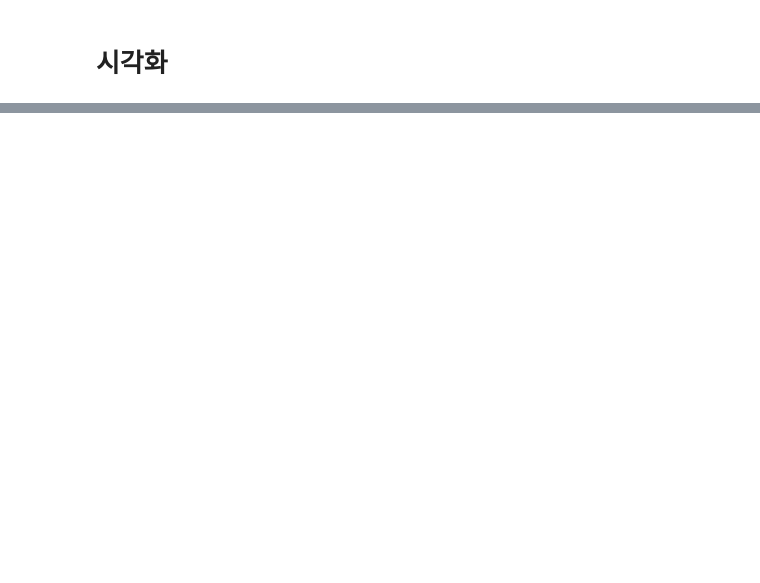
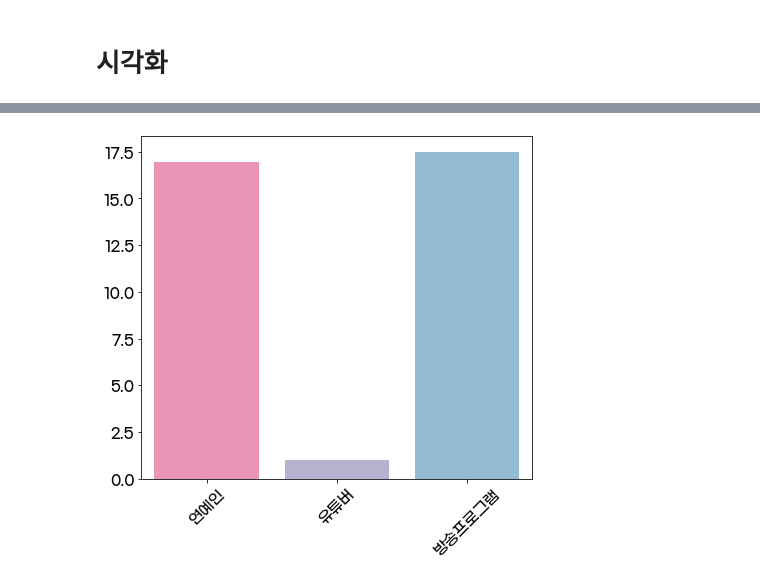
Before and after one commit to moonheee/restaurant-for-media, a Jupyter notebook: new_naver_sentiment.ipynb, the cells around one changed output, grey strips where cells are left out. Drawn from its saved outputs; the diff is of its cells as text; code cells hidden in the pictures; blank space fills up the shorter version.

```diff
--- a/new_naver_sentiment.ipynb
+++ b/new_naver_sentiment.ipynb
@@ -182,15 +181,16 @@ display(df_group_pos)
 # %%
-# 긍정 그래프 그리기
 plt.figure(figsize=(7, 7))
 plt.rc('font', size=15)
 x_values = ['연예인', "유튜버", "방송프로그램"]
 xi = list(range(len(x_values)))
 
 sns.barplot(df_group_pos.group, df_group_pos.positive_avg, palette=my_colors2, alpha  = 0.8)
-plt.xticks(xi, x_values)
+plt.xticks(xi, x_values, rotation=45)
 plt.xlabel(None)
 plt.ylabel(None)
 plt.subplots_adjust(bottom=0.2)
 plt.legend('',frameon=False)
 plt.savefig('./output/senti/pos_gavg_naver.png', transparent = True)
 plt.show()
+# %% [output]
+[figure, added]
```
Also changed, not shown: parts of 14 cells of this notebook, 7 other files.
